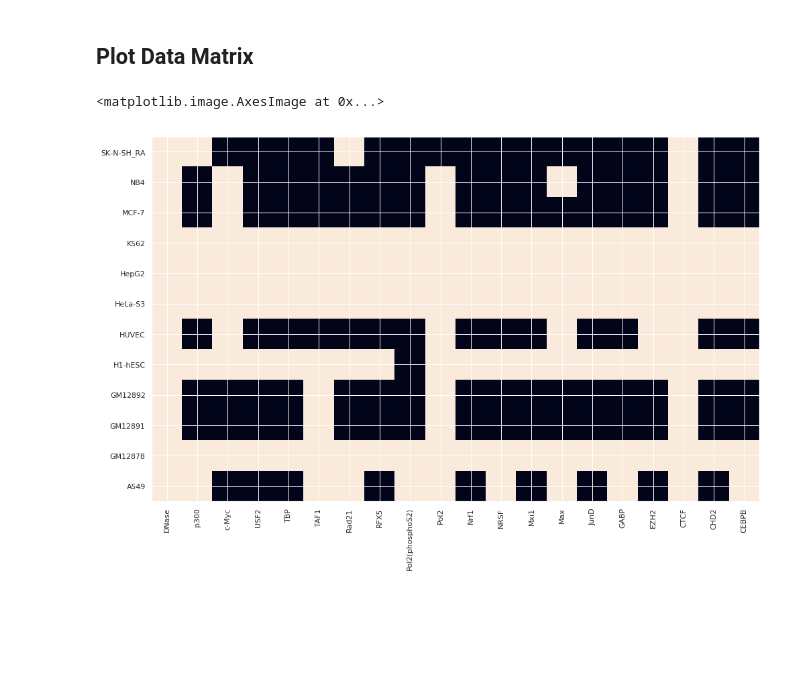
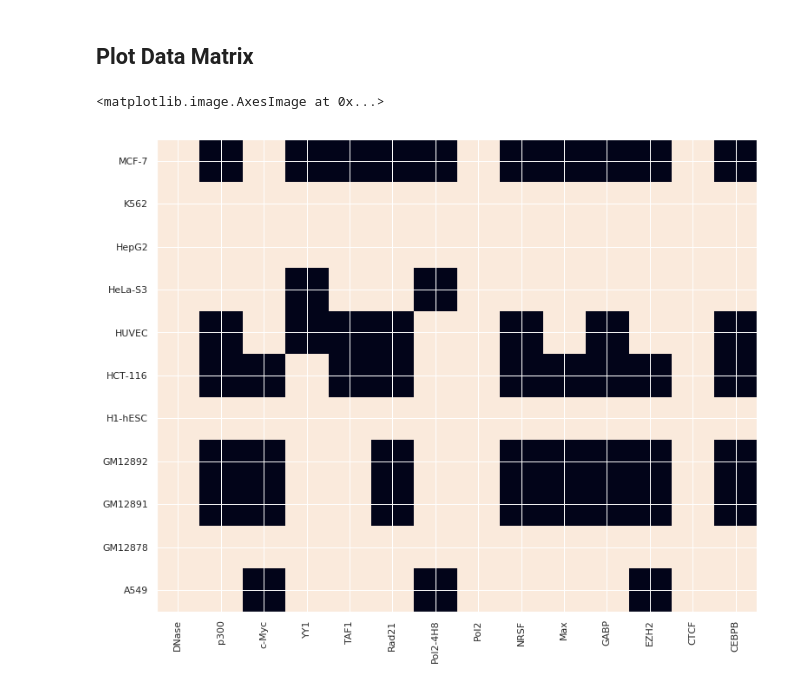
Before and after one commit to YosefLab/epitome, a Jupyter notebook: dnase/Sandbox/BNN.ipynb, the cells around one changed output. Saved outputs shown, nothing was run; the diff lists cells and outputs as text; code cells hidden in the pictures; blank space fills up the shorter version.

```diff
--- a/dnase/Sandbox/BNN.ipynb
+++ b/dnase/Sandbox/BNN.ipynb
@@ -76,19 +43,26 @@ matrix, cellmap, assaymap = get_assays_from_feature_file(eligible_assays = eligi
 # %% [markdown]
 ## Plot Data Matrix
 # %%
+# matrix, cellmap, assaymap = get_assays_from_feature_file(eligible_assays = ['DNase','CTCF'],
+#                                   eligible_cells = None)
+
+matrix, cellmap, assaymap = get_assays_from_feature_file(eligible_assays = None,
+                                  eligible_cells = None, min_cells_per_assay =6,
+                                                         min_assays_per_cell=7)
+
 nv_assaymap = {v: k for k, v in assaymap.items()}
 
 fig = plt.figure(figsize = (20,10))
 ax = fig.add_subplot(1,1,1)
 ax.set_aspect('equal')
 plt.xticks(np.arange(len(assaymap)), rotation = 90)
 ax.set_xticklabels(assaymap.keys())
 plt.yticks(np.arange(len(cellmap)))
 ax.set_yticklabels(cellmap.keys())
 
 plt.imshow(matrix!=Label.UNK.value)
 # %% [output]
 <matplotlib.image.AxesImage at 0x...>
-[figure, old version]
+[figure, new version]
 # %%
 
```
Also changed, not shown: parts of 13 cells of this notebook, 5 other files.
